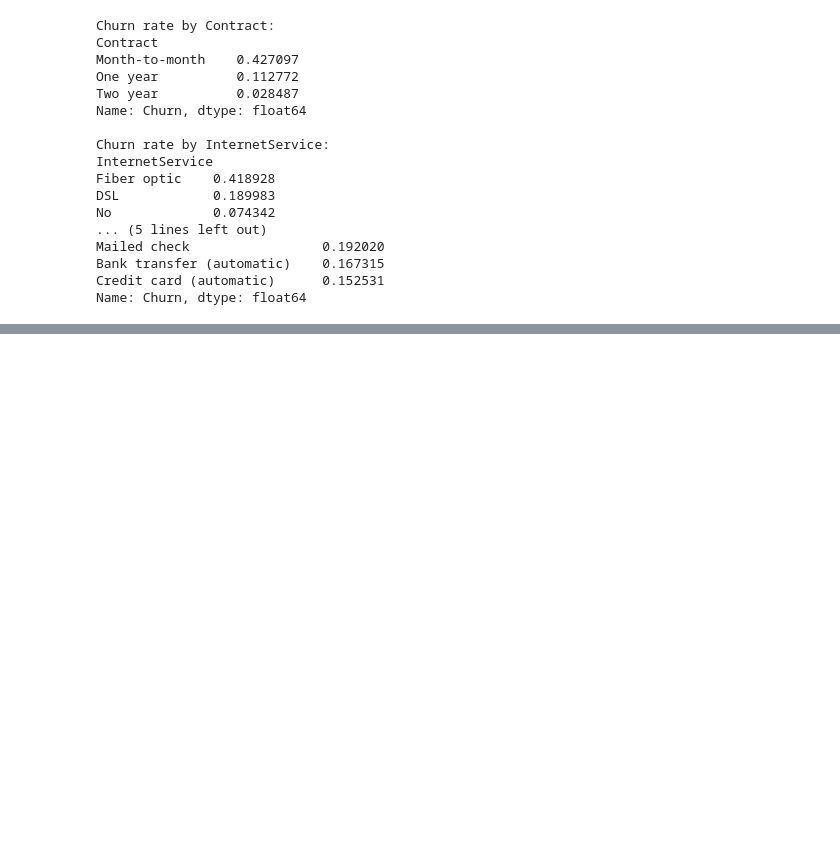
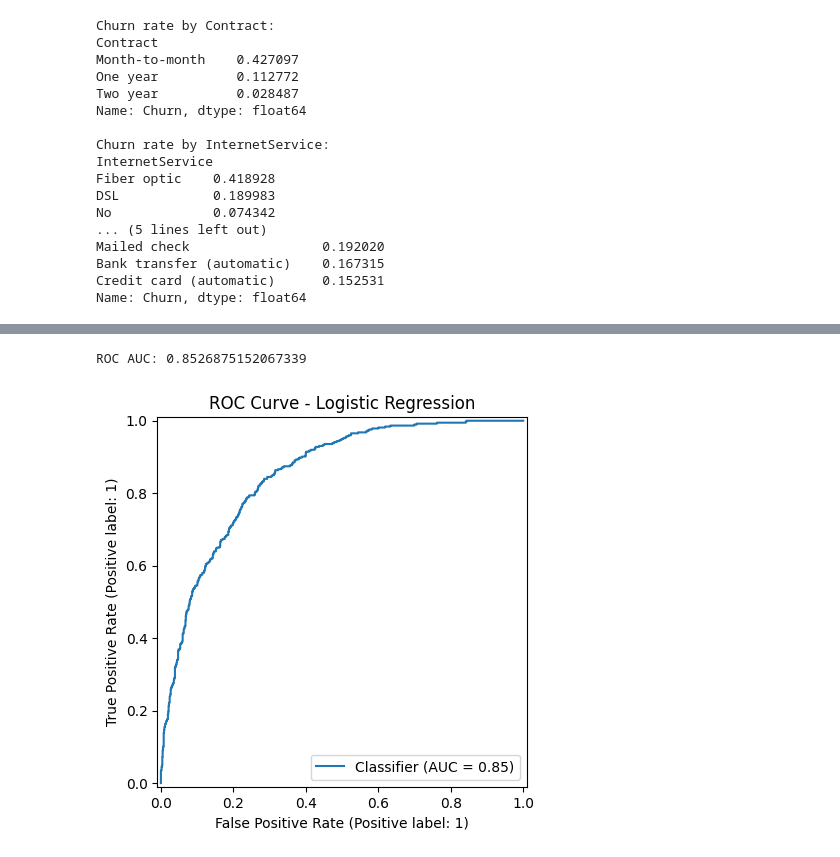
Before and after one commit to ParamShelar/customer-churn-prediction, a Jupyter notebook: notebooks/01_eda.ipynb, the cells around one changed output, grey strips where cells are left out. Cells and saved outputs as stored; diff of their text form; code cells hidden in the pictures; blank space fills up the shorter version.

```diff
--- a/notebooks/01_eda.ipynb
+++ b/notebooks/01_eda.ipynb
@@ -169,0 +193,33 @@ Name: Churn, dtype: float64
+# %%
+#preprocessing pipeline
+
+from sklearn.compose import ColumnTransformer
+from sklearn.pipeline import Pipeline
+from sklearn.impute import SimpleImputer
+from sklearn.preprocessing import OneHotEncoder, StandardScaler
+
+numeric_transformer = Pipeline(steps=[
+    ("imputer", SimpleImputer(strategy="median")),
+    ("scaler", StandardScaler())
+])
+
+categorical_transformer = Pipeline(steps=[
+    ("imputer", SimpleImputer(strategy="most_frequent")),
+    ("onehot", OneHotEncoder(handle_unknown="ignore"))
+])
+
+preprocessor = ColumnTransformer(transformers=[
+    ("num", numeric_transformer, numeric_features),
+    ("cat", categorical_transformer, categorical_features)
+])
+# %%
+#baseline model, logistic regression
+
+from sklearn.linear_model import LogisticRegression
+
+logreg_model = Pipeline(steps=[
+    ("preprocessor", preprocessor),
+    ("classifier", LogisticRegression(max_iter=1000, random_state=42))
+])
+
+logreg_model.fit(X_train, y_train)
@@ -169,0 +268,15 @@ Name: Churn, dtype: float64
+# %%
+#roc auc
+
+from sklearn.metrics import roc_auc_score, RocCurveDisplay
+
+y_proba = logreg_model.predict_proba(X_test)[:, 1]
+
+print("ROC AUC:", roc_auc_score(y_test, y_proba))
+
+RocCurveDisplay.from_predictions(y_test, y_proba)
+plt.title("ROC Curve - Logistic Regression")
+plt.show()
+# %% [output]
+ROC AUC: 0.8526875152067339
+[figure, added]
```
Also changed, not shown: parts of 19 cells of this notebook, 7 other files.
